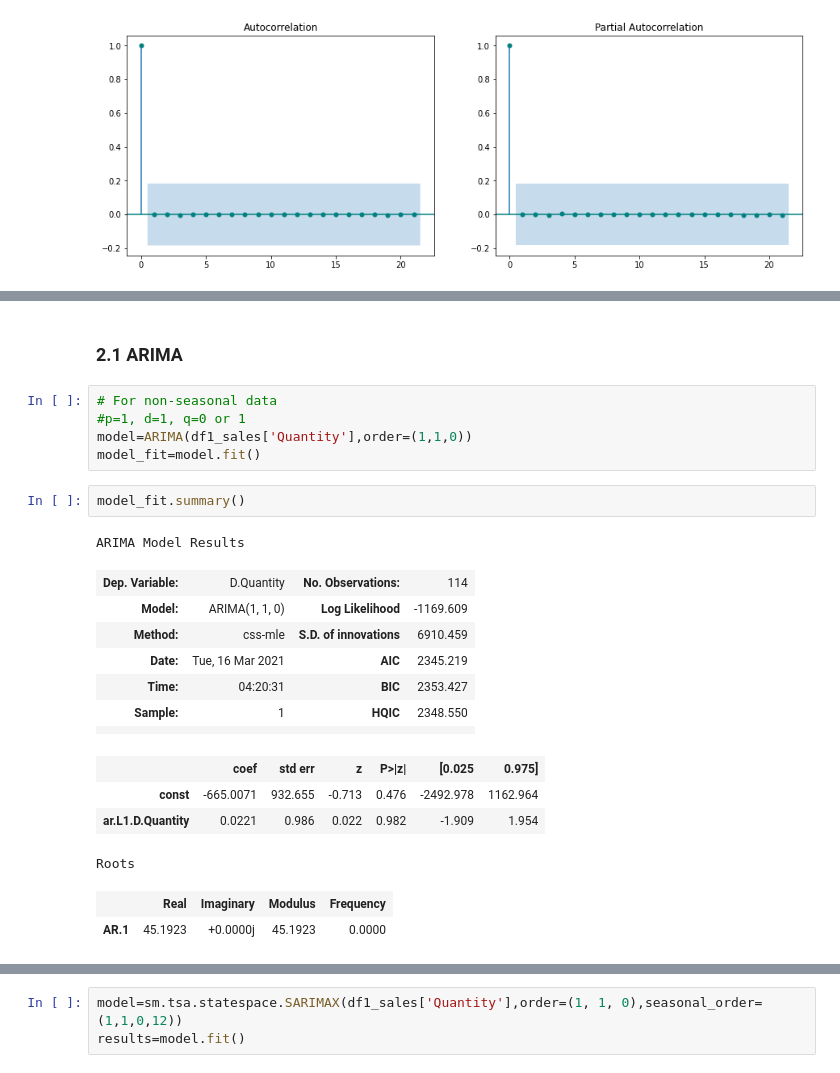
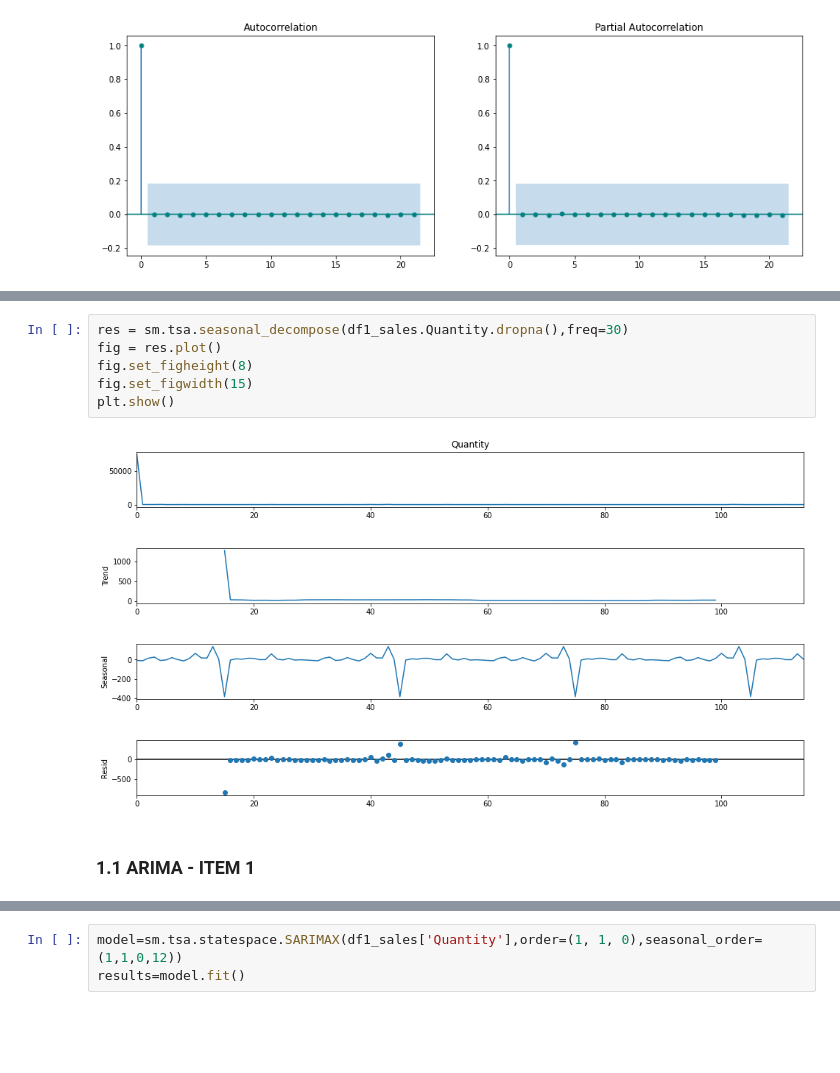
Before and after one commit to sheetalbongale/Retail-Time-Series-Analysis-and-Forecasting, a Jupyter notebook: notebooks/3_Modeling_and_Forecasting.ipynb, the cells around one changed output, grey strips where cells are left out. Drawn from its saved outputs; the diff is of its cells as text; blank space fills up the shorter version.

```diff
--- a/notebooks/3_Modeling_and_Forecasting.ipynb
+++ b/notebooks/3_Modeling_and_Forecasting.ipynb
@@ -148,24 +138,10 @@ fig.show()
+# %%
+res = sm.tsa.seasonal_decompose(df1_sales.Quantity.dropna(),freq=30)
+fig = res.plot()
+fig.set_figheight(8)
+fig.set_figwidth(15)
+plt.show()
+# %% [output]
+[figure, added]
 # %% [markdown]
-### 2.1 ARIMA
+### 1.1 ARIMA - ITEM 1
-# %%
-# For non-seasonal data
-#p=1, d=1, q=0 or 1
-model=ARIMA(df1_sales['Quantity'],order=(1,1,0))
-model_fit=model.fit()
-# %%
-model_fit.summary()
-# %% [output]
-ARIMA Model Results
-| Dep. Variable: | D.Quantity | No. Observations: | 114 |
-| Model: | ARIMA(1, 1, 0) | Log Likelihood | -1169.609 |
-| Method: | css-mle | S.D. of innovations | 6910.459 |
-| Date: | Tue, 16 Mar 2021 | AIC | 2345.219 |
-| Time: | 04:20:31 | BIC | 2353.427 |
-| Sample: | 1 | HQIC | 2348.550 |
-|  |  |  |  |
-|  | coef | std err | z | P>|z| | [0.025 | 0.975] |
-| const | -665.0071 | 932.655 | -0.713 | 0.476 | -2492.978 | 1162.964 |
-| ar.L1.D.Quantity | 0.0221 | 0.986 | 0.022 | 0.982 | -1.909 | 1.954 |
-Roots
-|  | Real | Imaginary | Modulus | Frequency |
-| AR.1 | 45.1923 | +0.0000j | 45.1923 | 0.0000 |
```
Also changed, not shown: parts of 48 cells of this notebook, 4 other files.
